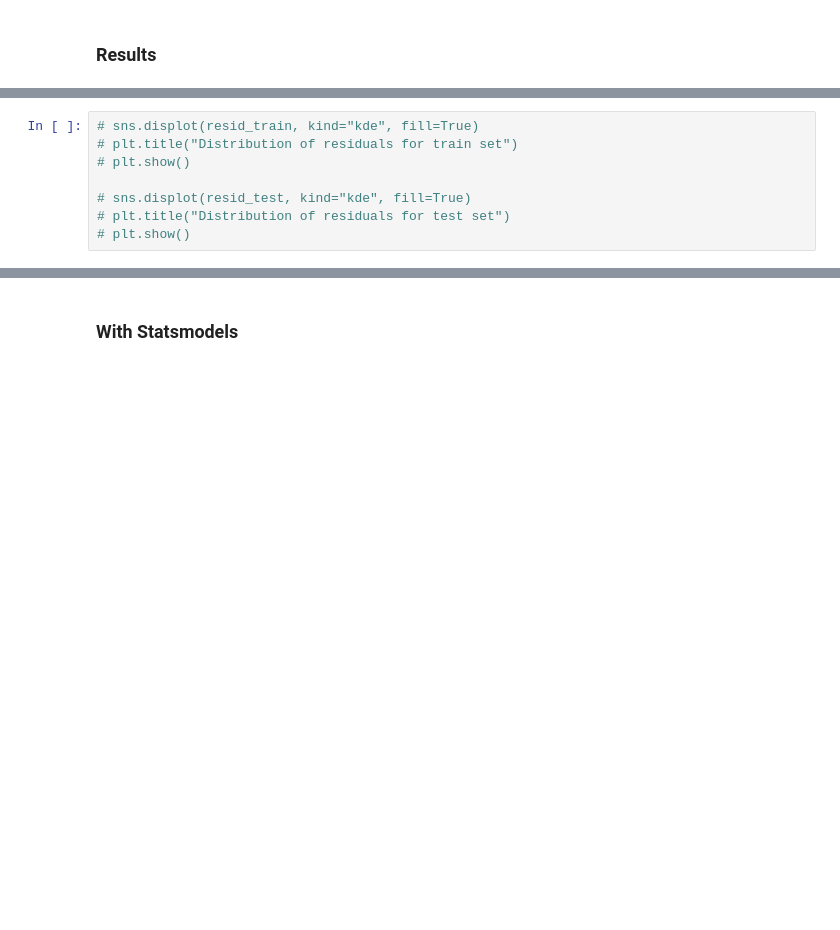
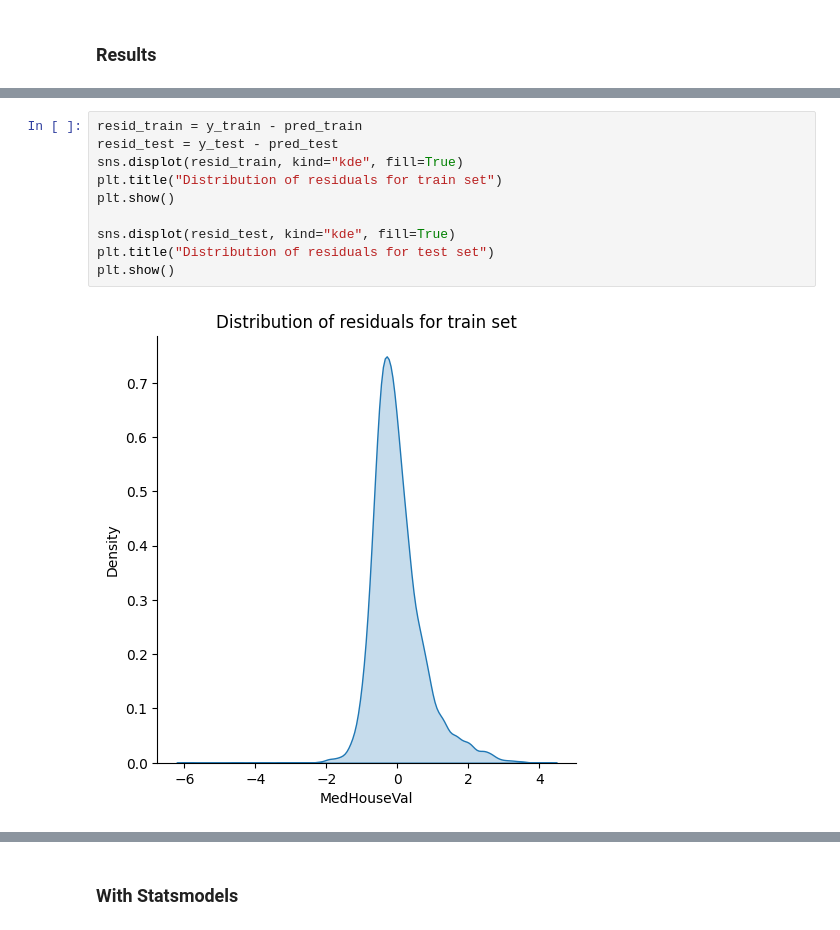
Before and after one commit to zedems01/outliers_impact_prediction_app, a Jupyter notebook: notebooks/house.ipynb, the cells around one changed output, grey strips where cells are left out. Cells and saved outputs as stored; diff of their text form; blank space fills up the shorter version.

```diff
--- a/notebooks/house.ipynb
+++ b/notebooks/house.ipynb
@@ -145,8 +119,12 @@ Ce graphique de normalité des résidus montre une déviation des résidus par r
 # %%
-# sns.displot(resid_train, kind="kde", fill=True)
-# plt.title("Distribution of residuals for train set")
-# plt.show()
+resid_train = y_train - pred_train
+resid_test = y_test - pred_test
+sns.displot(resid_train, kind="kde", fill=True)
+plt.title("Distribution of residuals for train set")
+plt.show()
 
-# sns.displot(resid_test, kind="kde", fill=True)
-# plt.title("Distribution of residuals for test set")
-# plt.show()
+sns.displot(resid_test, kind="kde", fill=True)
+plt.title("Distribution of residuals for test set")
+plt.show()
+# %% [output]
+[figure, added]
```
Also changed, not shown: parts of 53 cells of this notebook, 20 other files.
